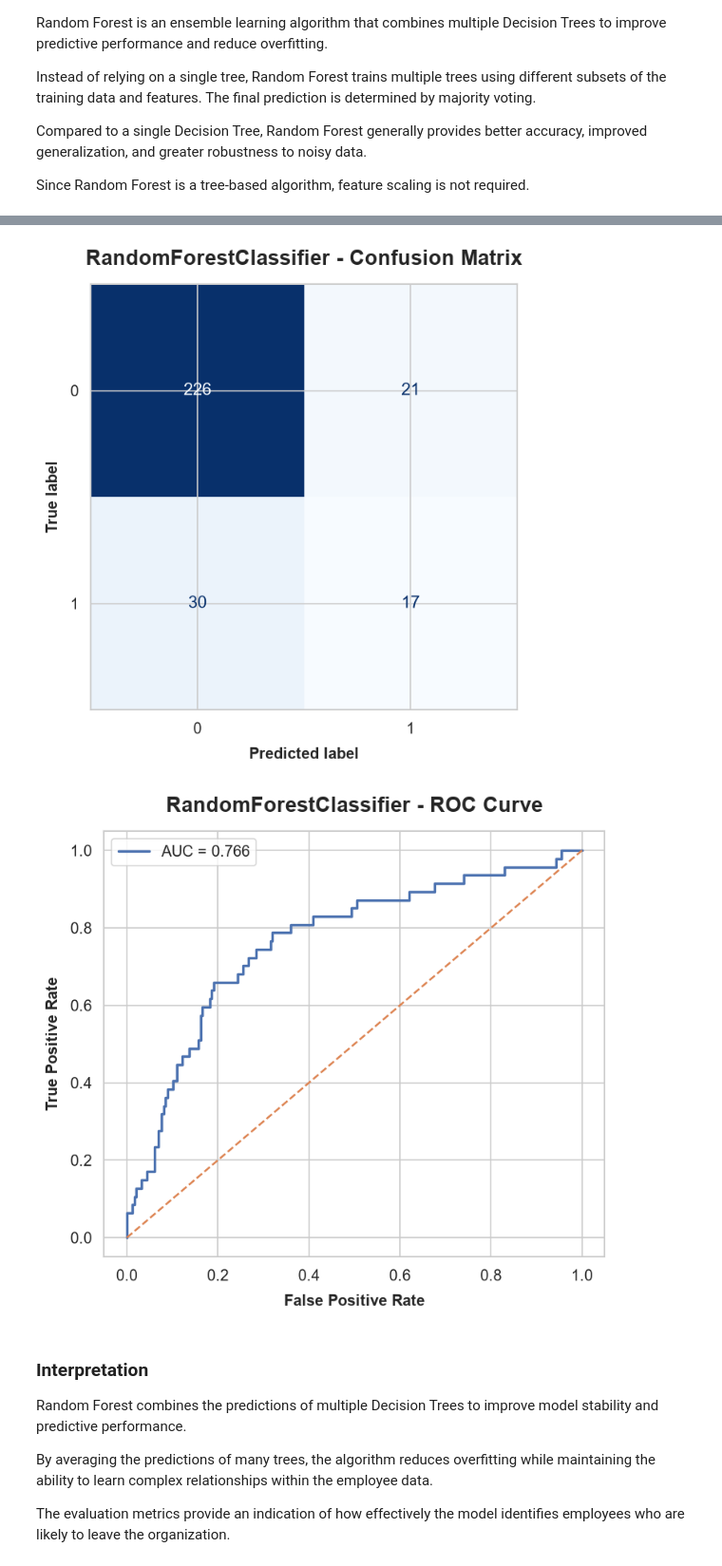
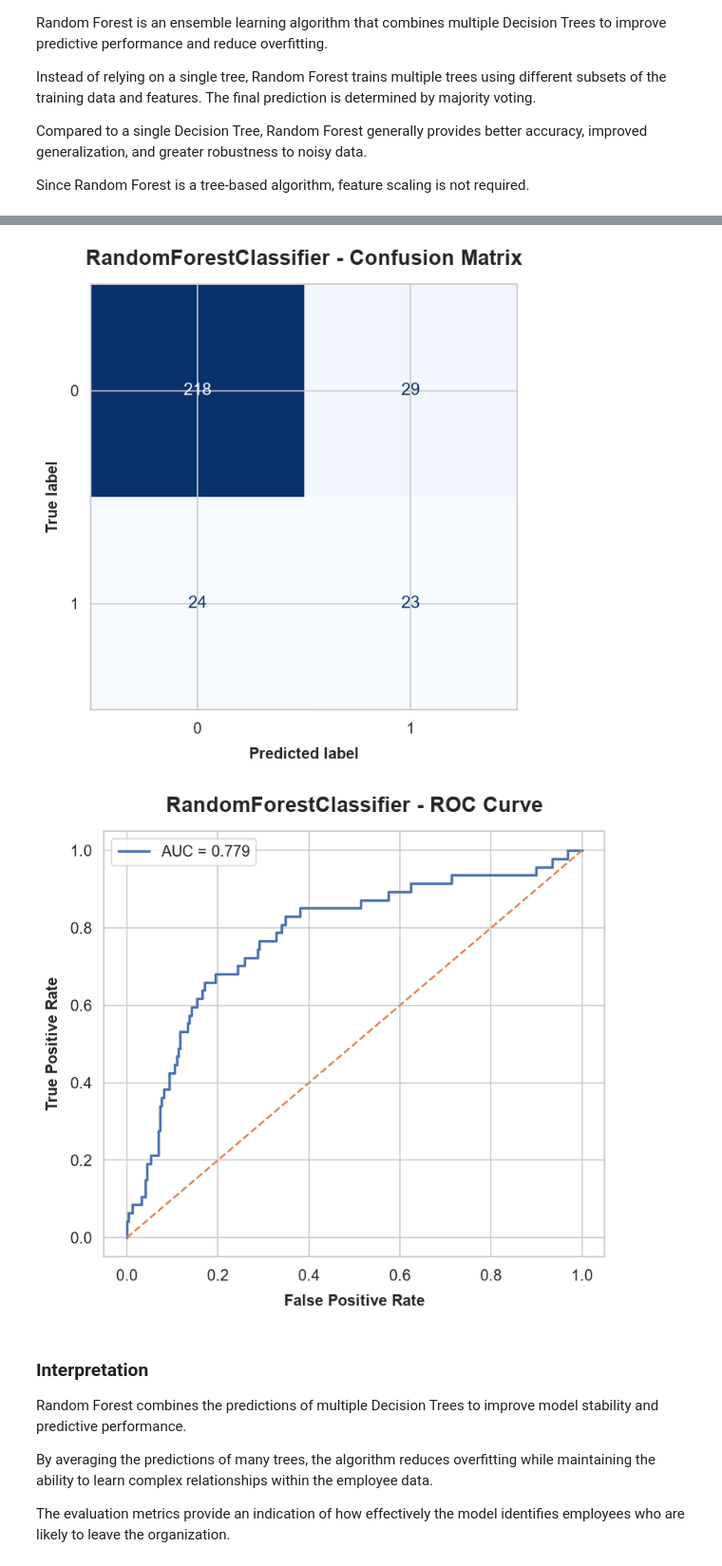
Before and after one commit to 1Riyaa/Employee-Attrition-Prediction, a Jupyter notebook: Employee_Attrition_Prediction.ipynb, the cells around one changed output, grey strips where cells are left out. Shown at 95% size. Drawn from its saved outputs; the diff is of its cells as text; code cells hidden in the pictures.

```diff
--- a/Employee_Attrition_Prediction.ipynb
+++ b/Employee_Attrition_Prediction.ipynb
@@ -1567,0 +1637,25 @@ The scaled datasets will be used for Logistic Regression, while the original uns
+# %%
+# SECTION: HYPERPARAMETER TUNING — GRADIENT BOOSTING
+
+gb_param_grid = {
+    "n_estimators": [100, 200, 300],
+    "learning_rate": [0.01, 0.05, 0.1, 0.2],
+    "max_depth": [2, 3, 4, 5],
+    "subsample": [0.8, 0.9, 1.0],
+}
+
+gb_search = RandomizedSearchCV(
+    estimator=GradientBoostingClassifier(random_state=RANDOM_STATE),
+    param_distributions=gb_param_grid,
+    n_iter=20,
+    scoring='roc_auc',
+    cv=StratifiedKFold(n_splits=5, shuffle=True, random_state=RANDOM_STATE),
+    random_state=RANDOM_STATE,
+    n_jobs=-1
+)
+
+gb_search.fit(X_train, y_train, sample_weight=compute_sample_weight(class_weight='balanced', y=y_train))
+
+print("BEST GRADIENT BOOSTING PARAMETERS")
+print(gb_search.best_params_)
+print(f"Best CV ROC-AUC: {gb_search.best_score_:.3f}")
@@ -1878,9 +1979,8 @@ Since Random Forest is a tree-based algorithm, feature scaling is not required.
 
 # Initialize Random Forest model
 random_forest_model = RandomForestClassifier(
-    n_estimators=200,
+    **rf_search.best_params_,
     random_state=RANDOM_STATE,
-    max_depth=10,
     n_jobs=-1,
     class_weight='balanced'
 )
@@ -1916,5 +2016,5 @@ weighted avg       0.81      0.83      0.82       294
-[figure, old version]
+[figure, new version]
-[figure, old version]
+[figure, new version]
 # %% [markdown]
 ### Interpretation
 
```
Also changed, not shown: parts of 15 cells of this notebook, 7 other files.
